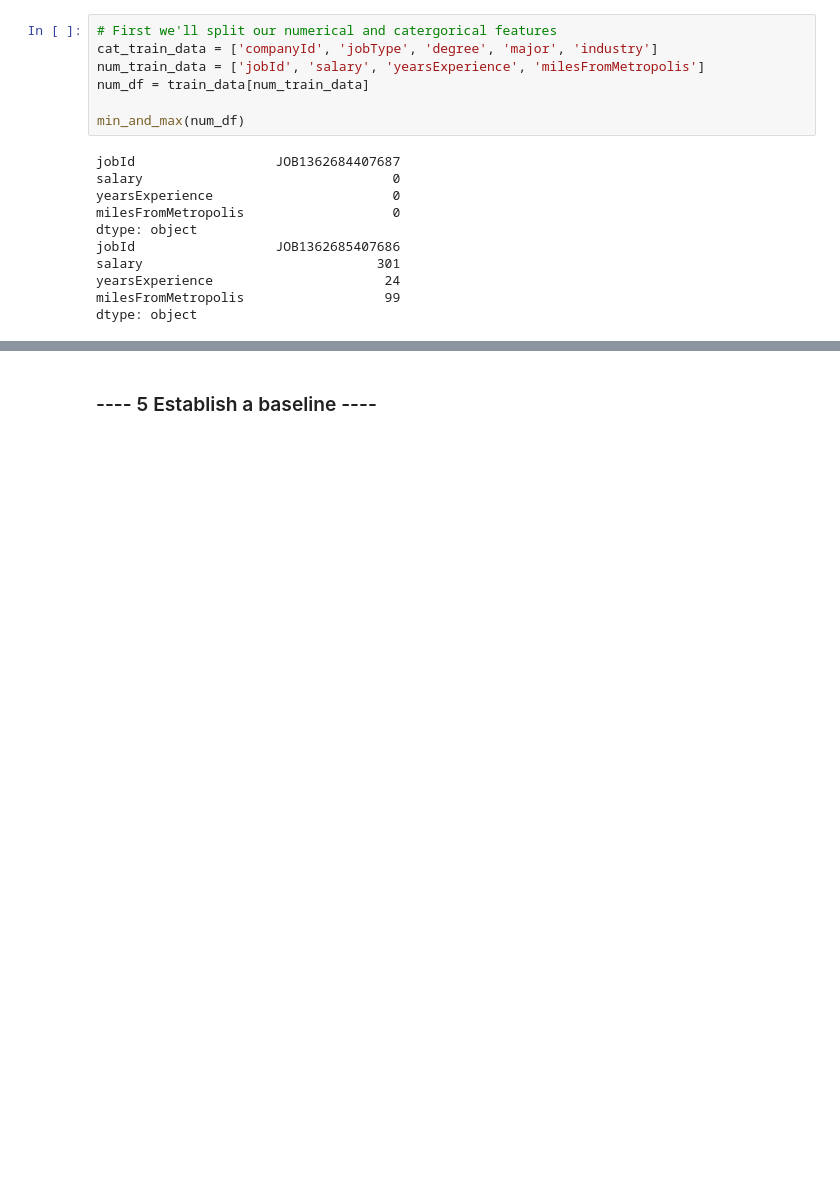
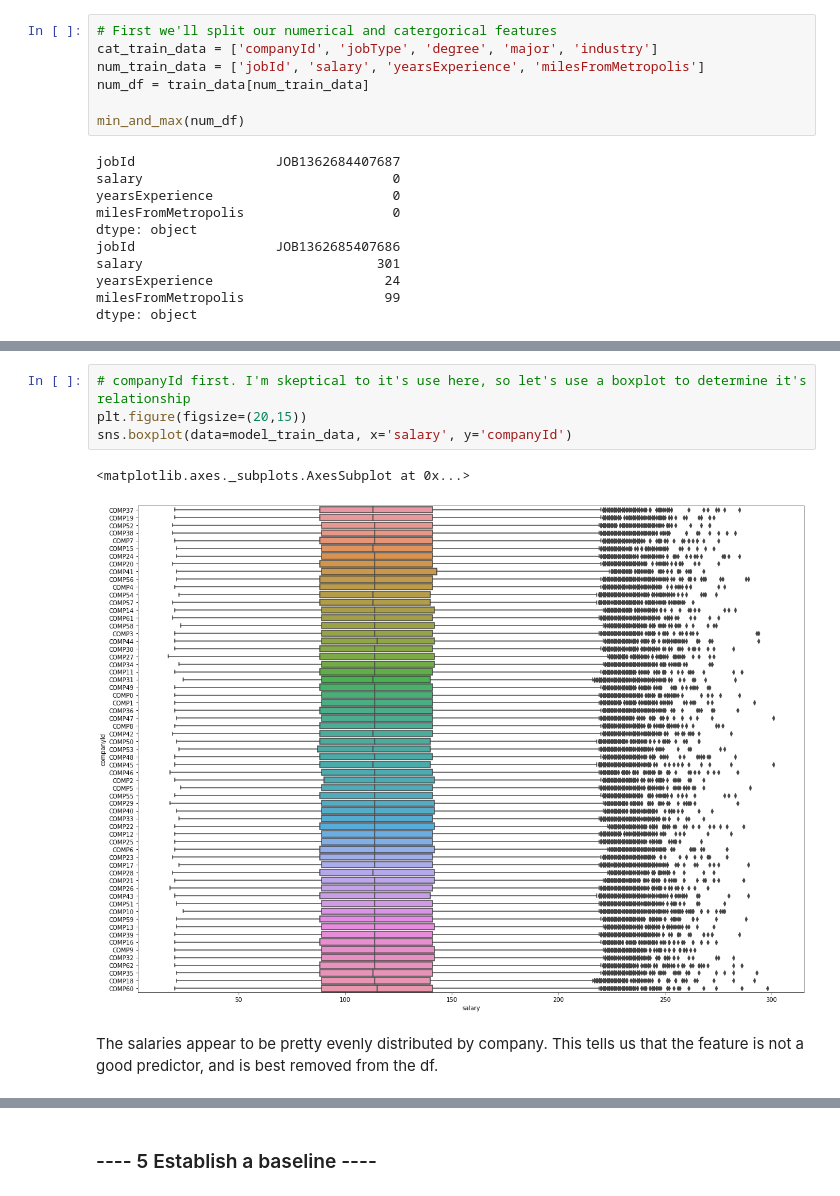
Before and after one commit to kevinodata/salary_predictions_portfolio, a Jupyter notebook: first_project.ipynb, the cells around one changed output, grey strips where cells are left out. Saved outputs shown, nothing was run; the diff lists cells and outputs as text; blank space fills up the shorter version.

```diff
--- a/first_project.ipynb
+++ b/first_project.ipynb
@@ -184,0 +267,9 @@ dtype: object
+# %%
+# companyId first. I'm skeptical to it's use here, so let's use a boxplot to determine it's relationship
+plt.figure(figsize=(20,15))
+sns.boxplot(data=model_train_data, x='salary', y='companyId')
+# %% [output]
+<matplotlib.axes._subplots.AxesSubplot at 0x...>
+[figure, added]
+# %% [markdown]
+The salaries appear to be pretty evenly distributed by company. This tells us that the feature is not a good predictor, and is best removed from the df.
```
Also changed, not shown: parts of 35 cells of this notebook.
